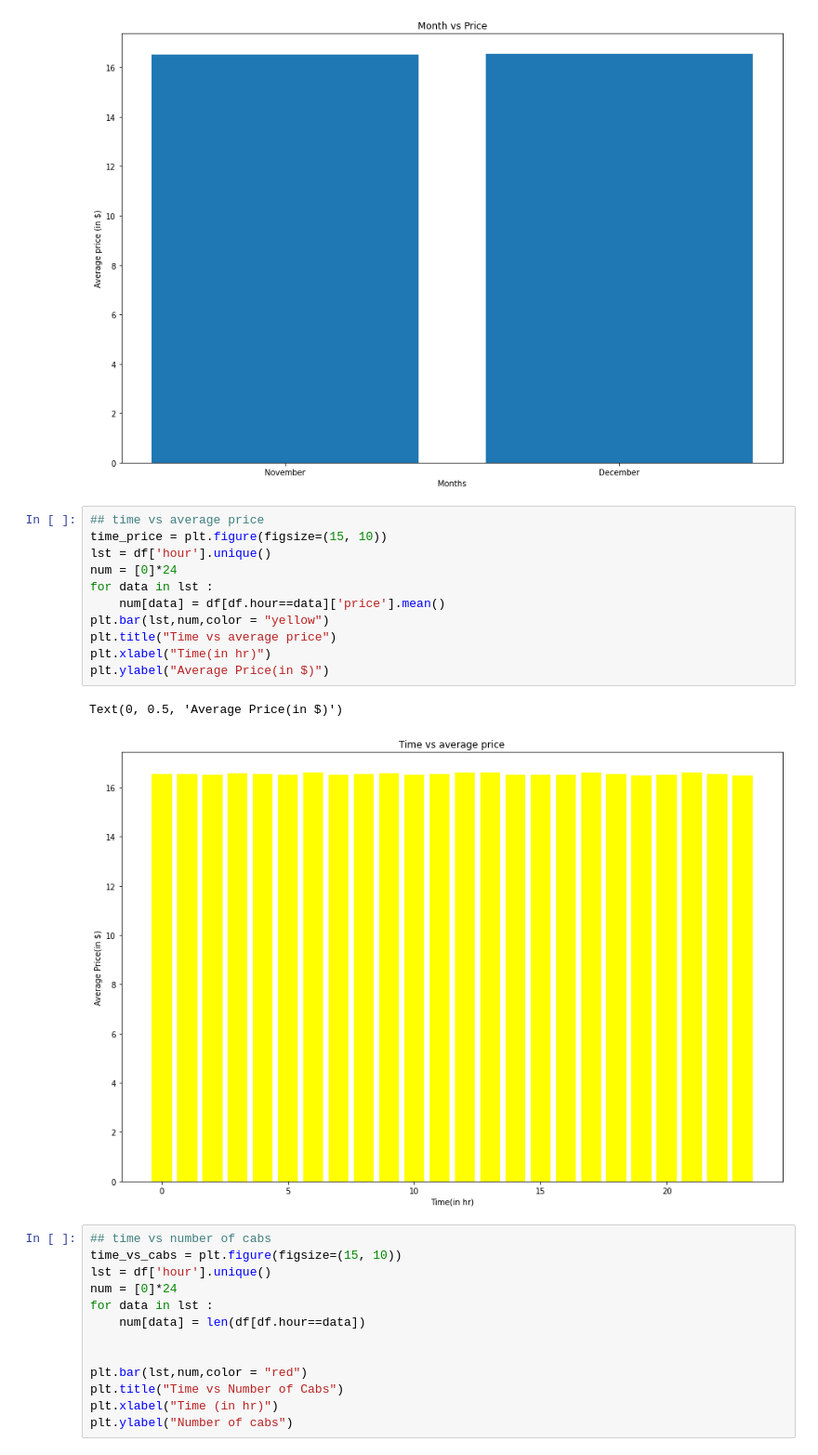
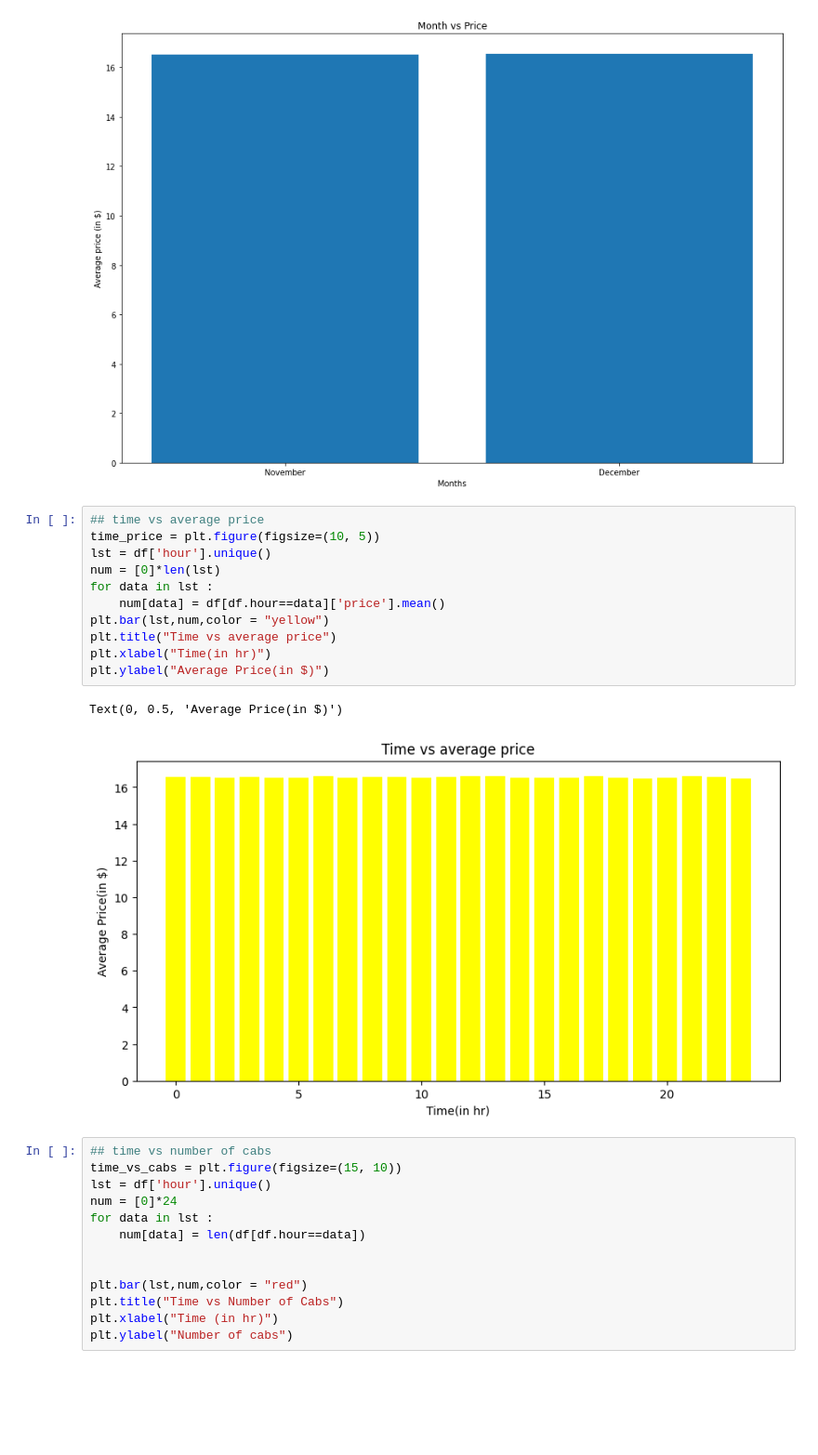
Before and after one commit to itsHarinderjit/Cab-Data-Analysis, a Jupyter notebook: Harinderjit_102017151.ipynb, the cells around one changed output. Shown: that part at 93% size. Drawn from its saved outputs; the diff is of its cells as text; blank space fills up the shorter version.

```diff
--- a/Harinderjit_102017151.ipynb
+++ b/Harinderjit_102017151.ipynb
@@ -179,18 +179,18 @@ Text(0, 0.5, 'Average price (in $)')
 [figure]
 # %%
 ## time vs average price
-time_price = plt.figure(figsize=(15, 10))
+time_price = plt.figure(figsize=(10, 5))
 lst = df['hour'].unique()
-num = [0]*24
+num = [0]*len(lst)
 for data in lst :
     num[data] = df[df.hour==data]['price'].mean()
 plt.bar(lst,num,color = "yellow")
 plt.title("Time vs average price")
 plt.xlabel("Time(in hr)")
 plt.ylabel("Average Price(in $)")
 # %% [output]
 Text(0, 0.5, 'Average Price(in $)')
-[figure, old version]
+[figure, new version]
 # %%
 ## time vs number of cabs
 time_vs_cabs = plt.figure(figsize=(15, 10))
```
Also changed, not shown: parts of 9 cells of this notebook.
